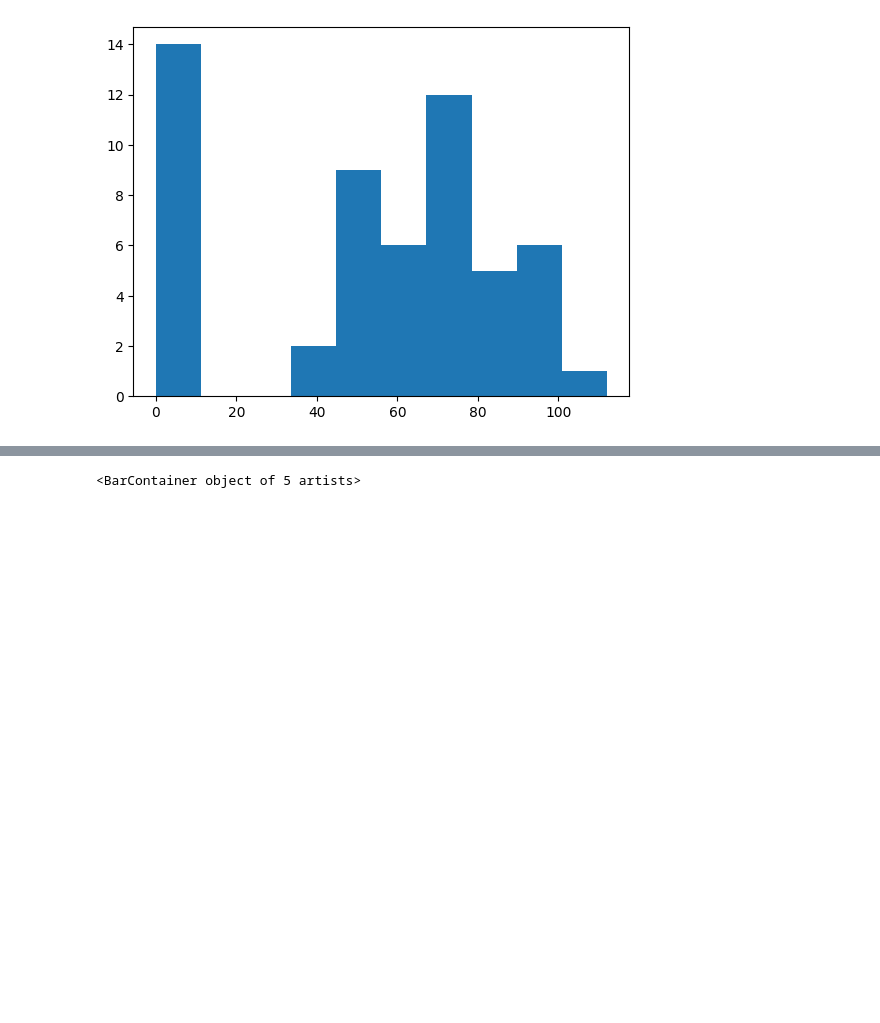
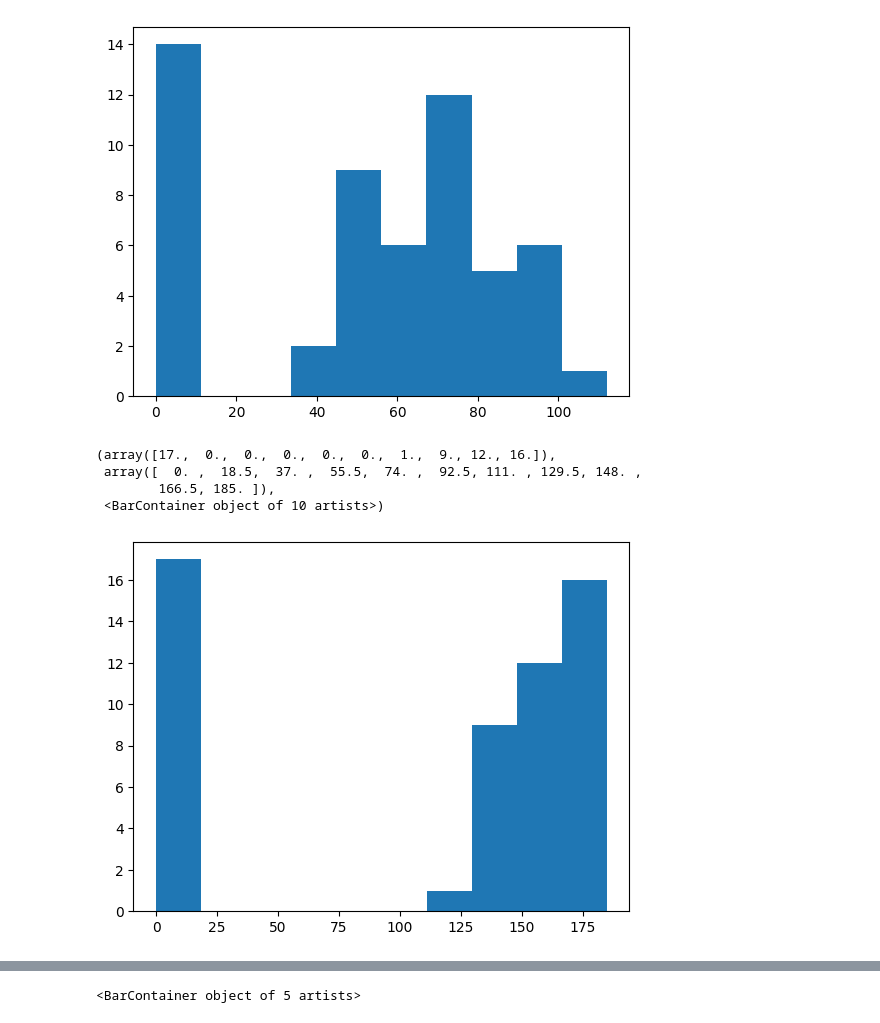
Before and after one commit to dardeejay/data-science-projects, a Jupyter notebook: DATA PLOTTING.ipynb, the cells around one changed output, grey strips where cells are left out. Saved outputs shown, nothing was run; the diff lists cells and outputs as text; code cells hidden in the pictures; blank space fills up the shorter version.

Commit message:
Data plotting activity done

```diff
--- a/DATA PLOTTING.ipynb
+++ b/DATA PLOTTING.ipynb
@@ -78,3 +75,11 @@ plt.hist(df['weight'])
         100.8, 112. ]),
  <BarContainer object of 10 artists>)
 [figure]
+# %%
+plt.hist(df['height(cm)'])
+# %% [output]
+(array([17.,  0.,  0.,  0.,  0.,  0.,  1.,  9., 12., 16.]),
+ array([  0. ,  18.5,  37. ,  55.5,  74. ,  92.5, 111. , 129.5, 148. ,
+        166.5, 185. ]),
+ <BarContainer object of 10 artists>)
+[figure, added]
```
Also changed, not shown: parts of 12 cells of this notebook.
